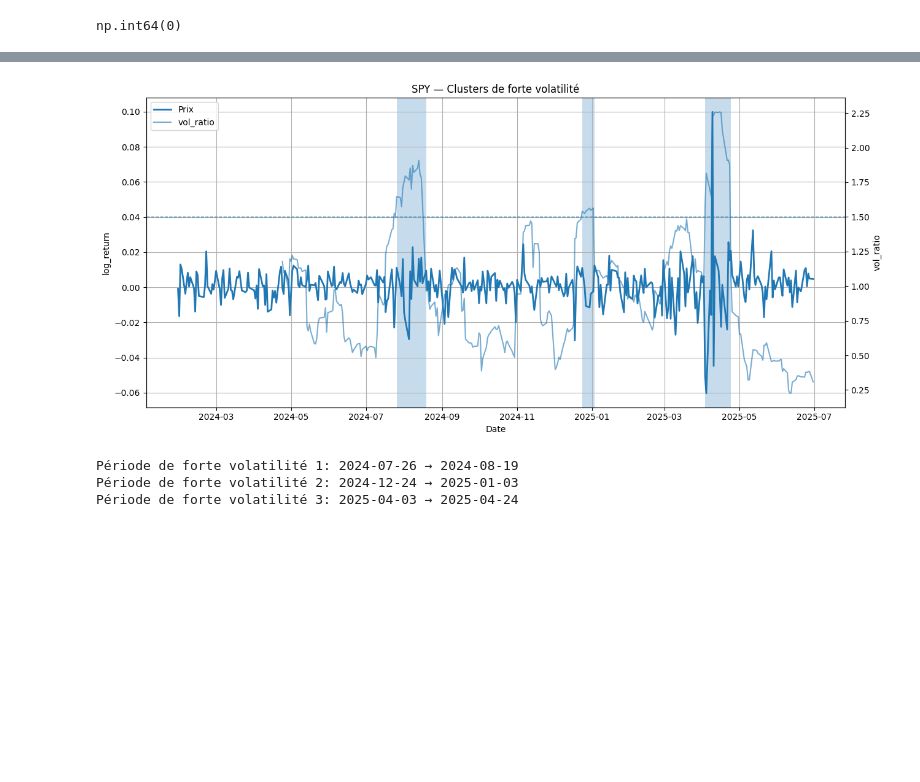
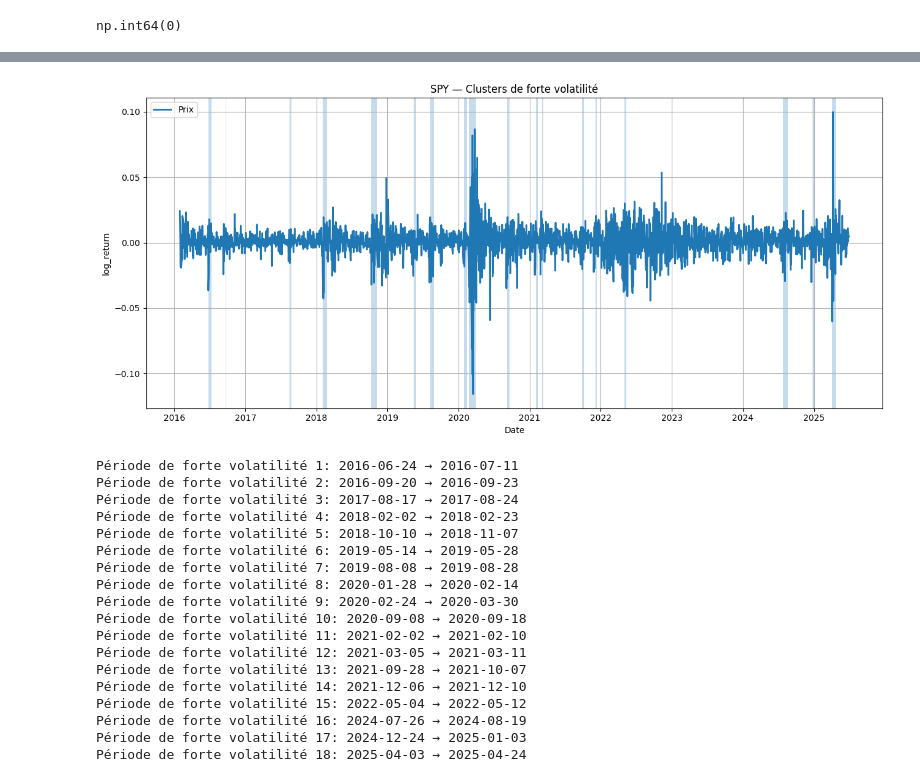
Before and after one commit to Celeste2405/Risque-extreme, a Jupyter notebook: projet.ipynb, the cells around one changed output, grey strips where cells are left out. Saved outputs shown, nothing was run; the diff lists cells and outputs as text; code cells hidden in the pictures; blank space fills up the shorter version.

```diff
--- a/projet.ipynb
+++ b/projet.ipynb
@@ -11,10 +11,10 @@ from scipy import stats
 TICKER = "SPY"     # proxy S&P500 tradable
 # TICKER = "^GSPC" # indice S&P500 (si Yahoo le laisse passer)
 
-df = yf.download(TICKER, period="2y", interval="1d", auto_adjust=False)
+df = yf.download(TICKER, period="10y", interval="1d", auto_adjust=False)
 df = df.dropna()
 
-df = yf.download(TICKER, period="2y", interval="1d")
+df = yf.download(TICKER, period="10y", interval="1d")
 
 # Aplatir les colonnes si besoin
 if isinstance(df.columns, pd.MultiIndex):
@@ -254,8 +248,8 @@ def plot_volatility_clusters(
     df,
     price_col="Adj Close",          # ou "Close" selon ton df
     return_col="log_return",
-    short_window=10,
-    long_window=60,
+    short_window=60,
+    long_window=120,
     ratio_threshold=1.5,
     min_duration=3,
     title="Prix et périodes de forte volatilité",
@@ -291,7 +285,7 @@ def plot_volatility_clusters(
     ax1.set_title(title)
     ax1.set_xlabel("Date")
     ax1.set_ylabel(price_col)
-    ax1.grid(True)
+    ax1.grid(False)
 
     # Highlight clusters
     for i, (start, end) in enumerate(clusters, start=1):
@@ -331,16 +325,31 @@ def plot_volatility_clusters(
 # %%
 df_clusters, clusters = plot_volatility_clusters(
     train,
     price_col="log_return",     # ou "Close" selon ton df
     short_window=10,
     long_window=60,
     ratio_threshold=1.5,
     min_duration=3,
-    show_vol_ratio=True,       # si tu veux visualiser le ratio + seuil
+    show_vol_ratio=False,       # si tu veux visualiser le ratio + seuil
     title="SPY — Clusters de forte volatilité"
 )
 # %% [output]
-[figure, old version]
+[figure, new version]
-Période de forte volatilité 1: 2024-07-26 → 2024-08-19
-Période de forte volatilité 2: 2024-12-24 → 2025-01-03
-Période de forte volatilité 3: 2025-04-03 → 2025-04-24
+Période de forte volatilité 1: 2016-06-24 → 2016-07-11
+Période de forte volatilité 2: 2016-09-20 → 2016-09-23
+Période de forte volatilité 3: 2017-08-17 → 2017-08-24
+Période de forte volatilité 4: 2018-02-02 → 2018-02-23
+Période de forte volatilité 5: 2018-10-10 → 2018-11-07
+Période de forte volatilité 6: 2019-05-14 → 2019-05-28
+Période de forte volatilité 7: 2019-08-08 → 2019-08-28
+Période de forte volatilité 8: 2020-01-28 → 2020-02-14
+Période de forte volatilité 9: 2020-02-24 → 2020-03-30
+Période de forte volatilité 10: 2020-09-08 → 2020-09-18
+Période de forte volatilité 11: 2021-02-02 → 2021-02-10
+Période de forte volatilité 12: 2021-03-05 → 2021-03-11
+Période de forte volatilité 13: 2021-09-28 → 2021-10-07
+Période de forte volatilité 14: 2021-12-06 → 2021-12-10
+Période de forte volatilité 15: 2022-05-04 → 2022-05-12
+Période de forte volatilité 16: 2024-07-26 → 2024-08-19
+Période de forte volatilité 17: 2024-12-24 → 2025-01-03
+Période de forte volatilité 18: 2025-04-03 → 2025-04-24
```
Also changed, not shown: parts of 9 cells of this notebook, 1 other file.
